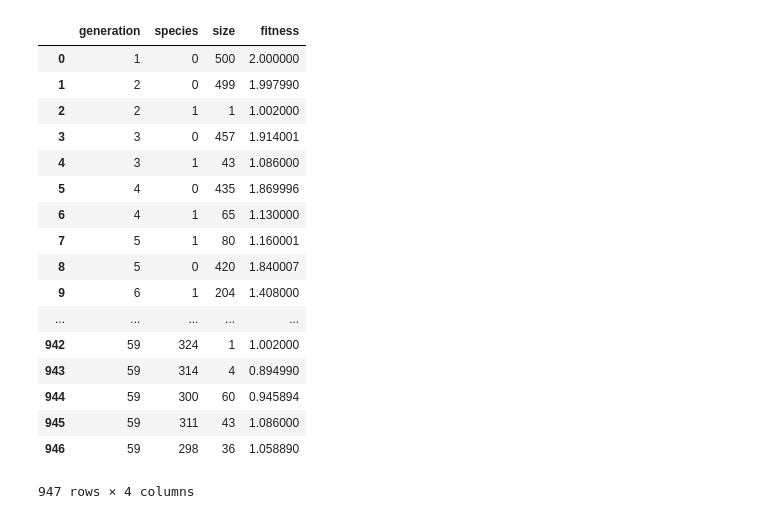
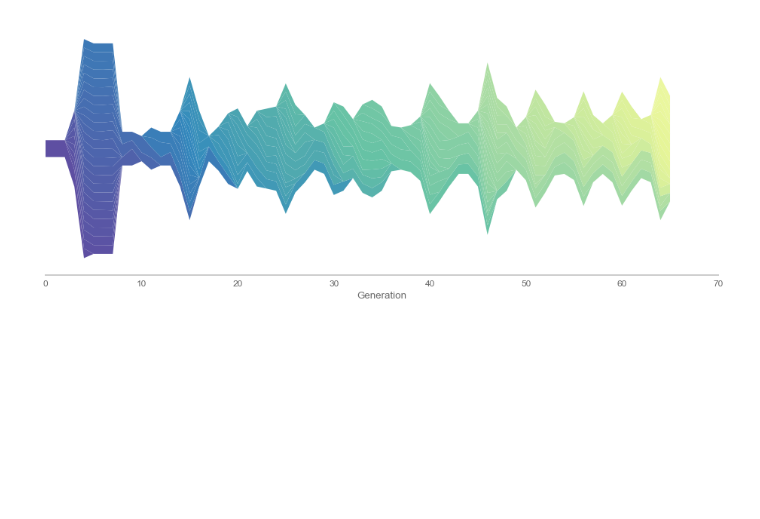
Before and after one commit to BarkingMouseStudio/unity-experiments, a Jupyter notebook: Fitness.ipynb, the cells around one changed output. Saved outputs shown, nothing was run; the diff lists cells and outputs as text; code cells hidden in the pictures; blank space fills up the shorter version.

```diff
--- a/Fitness.ipynb
+++ b/Fitness.ipynb
@@ -30,24 +49,24 @@ sns.palplot(palette)
+# %%
+from matplotlib import transforms
+
+X = df.index.values
+Y = [df[c] for c in df.columns.values]
+
+fig = plt.figure(figsize=(16, 6))
+ax = fig.add_subplot(111)
+
+plt.stackplot(X, *Y, colors=palette, baseline="sym", linewidths=0)
+# plt.stackplot(X, *Y, colors=palette, baseline="wiggle", linewidths=0)
+# plt.stackplot(X, *Y, colors=palette, baseline="wiggle", linewidths=0)
+
+ax.set_xlabel("Generation")
+ax.set_ylabel("Species Size")
+ax.get_yaxis().set_visible(False)
+
+sns.despine(left=True, trim=True)
+# %% [output]
+[figure, added]
 # %%
-data = pd.read_csv("Assets/Logs/species.csv", header=None, names=["generation", "species", "size", "fitness"])
-data
+data = pd.read_csv("Assets/.logs/species 58.csv", header=None, names=["generation", "species", "size", "fitness"])
-# %% [output]
-|  | generation | species | size | fitness |
-| 0 | 1 | 0 | 500 | 2.000000 |
-| 1 | 2 | 0 | 499 | 1.997990 |
-| 2 | 2 | 1 | 1 | 1.002000 |
-| 3 | 3 | 0 | 457 | 1.914001 |
-| 4 | 3 | 1 | 43 | 1.086000 |
-| 5 | 4 | 0 | 435 | 1.869996 |
-| 6 | 4 | 1 | 65 | 1.130000 |
-| 7 | 5 | 1 | 80 | 1.160001 |
-| 8 | 5 | 0 | 420 | 1.840007 |
-| 9 | 6 | 1 | 204 | 1.408000 |
-| ... | ... | ... | ... | ... |
-| 942 | 59 | 324 | 1 | 1.002000 |
-| 943 | 59 | 314 | 4 | 0.894990 |
-| 944 | 59 | 300 | 60 | 0.945894 |
-| 945 | 59 | 311 | 43 | 1.086000 |
-| 946 | 59 | 298 | 36 | 1.058890 |
-947 rows × 4 columns
 # %%
 df = data.groupby(["generation", "species"])["size"].first().unstack("species").fillna(0)
```
Also changed, not shown: parts of 7 cells of this notebook.
